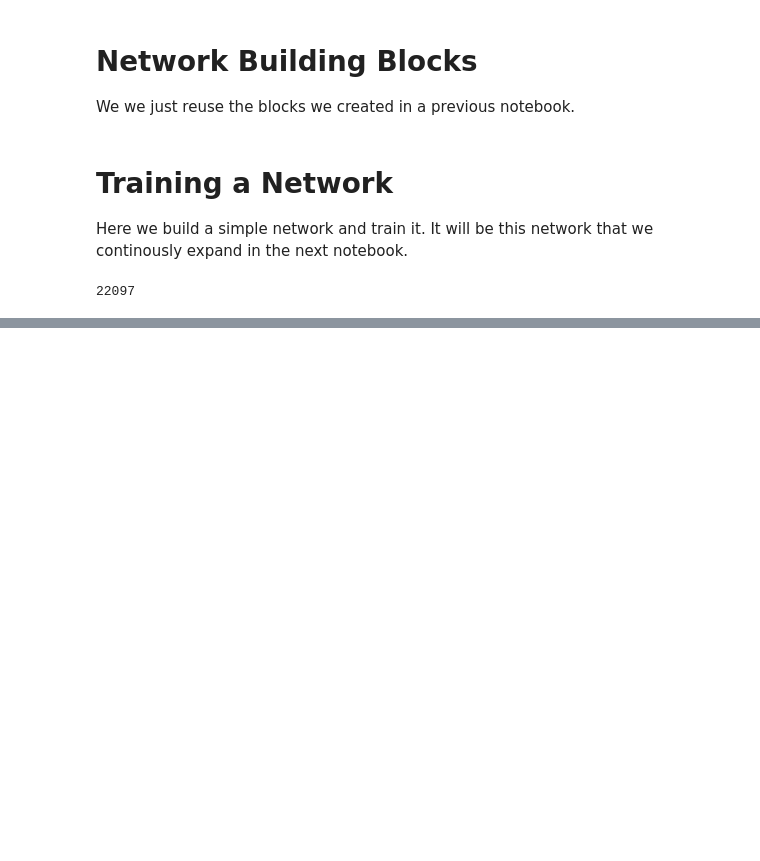
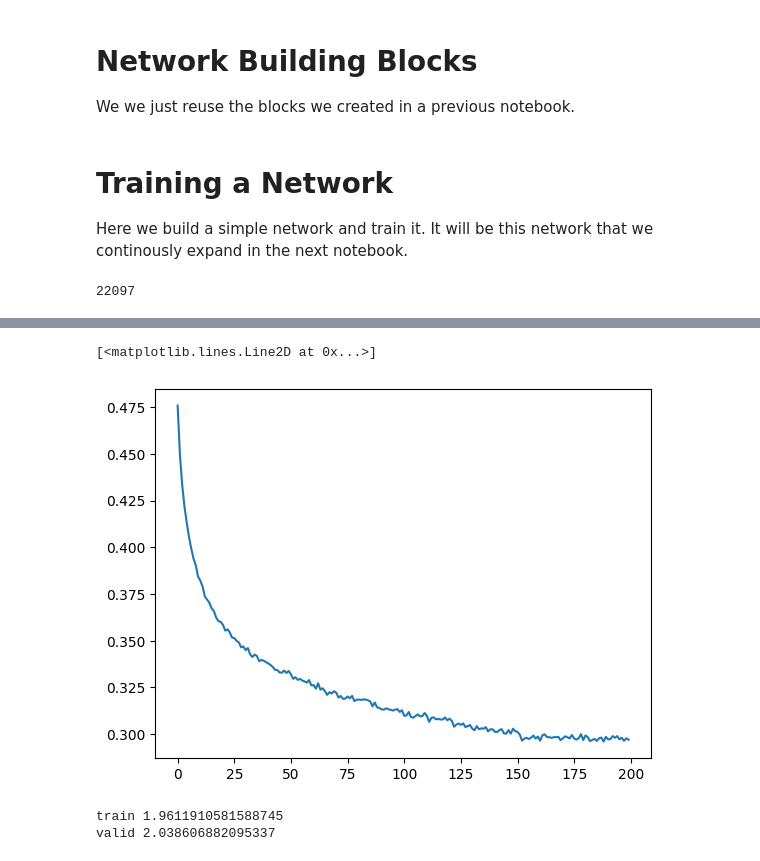
Before and after one commit to esbeneickhardt/karpathyintro, a Jupyter notebook: notebooks/Makemore/6. Building WaveNet.ipynb, the cells around one changed output, grey strips where cells are left out. Cells and saved outputs as stored; diff of their text form; code cells hidden in the pictures; blank space fills up the shorter version.

```diff
--- a/notebooks/Makemore/6. Building WaveNet.ipynb
+++ b/notebooks/Makemore/6. Building WaveNet.ipynb
@@ -404,0 +435,3 @@ tensor([130604,  75697, 138533, 130456])
+# %%
+# Embedding example (samples, characters, embedding)
+x = torch.tensor(list(range(24))).view(2,4,3);x
@@ -404,0 +448,5 @@ tensor([130604,  75697, 138533, 130456])
+# %%
+# Flattening char1 + char2 and char3 + char4
+n = 2 # Size of character groups
+B, T, C = x.shape
+x = x.view(B, T//n, C*n);x
@@ -404,0 +521,30 @@ tensor([130604,  75697, 138533, 130456])
+# %%
+max_steps = 200000
+batch_size = 64
+lr = 0.2
+lossi = []
+
+for step in range(max_steps):
+
+    # Minibatch
+    ix = torch.randint(0, Xtr.shape[0], (batch_size,))
+    Xb, Yb = Xtr[ix], Ytr[ix]
+
+    # Forward pass
+    logits = model(Xb)
+    loss = F.cross_entropy(logits, Yb)
+
+    # Backward pass
+    for p in parameters:
+        p.grad = None
+    loss.backward()
+
+    ## Update
+    lr = lr if step < 150000 else 0.01
+    for p in parameters:
+        p.data += -lr * 0.01 * p.grad
+
+    # Tracking stats
+    if not step % 10000:
+        print(f"{step:7d}/{max_steps:7d}: {loss.item():.4f}")
+    lossi.append(loss.log10().item())
@@ -404,0 +591,6 @@ tensor([130604,  75697, 138533, 130456])
+# %%
+# Plotting loss
+plt.plot(torch.tensor(lossi).view(-1, 1000).mean(1))
+# %% [output]
+[<matplotlib.lines.Line2D at 0x...>]
+[figure, added]
@@ -404,0 +601,7 @@ tensor([130604,  75697, 138533, 130456])
+# %%
+# Evaluating the loss
+split_loss('train')
+split_loss('valid')
+# %% [output]
+train 1.9611910581588745
+valid 2.038606882095337
```
Also changed, not shown: parts of 36 cells of this notebook.
